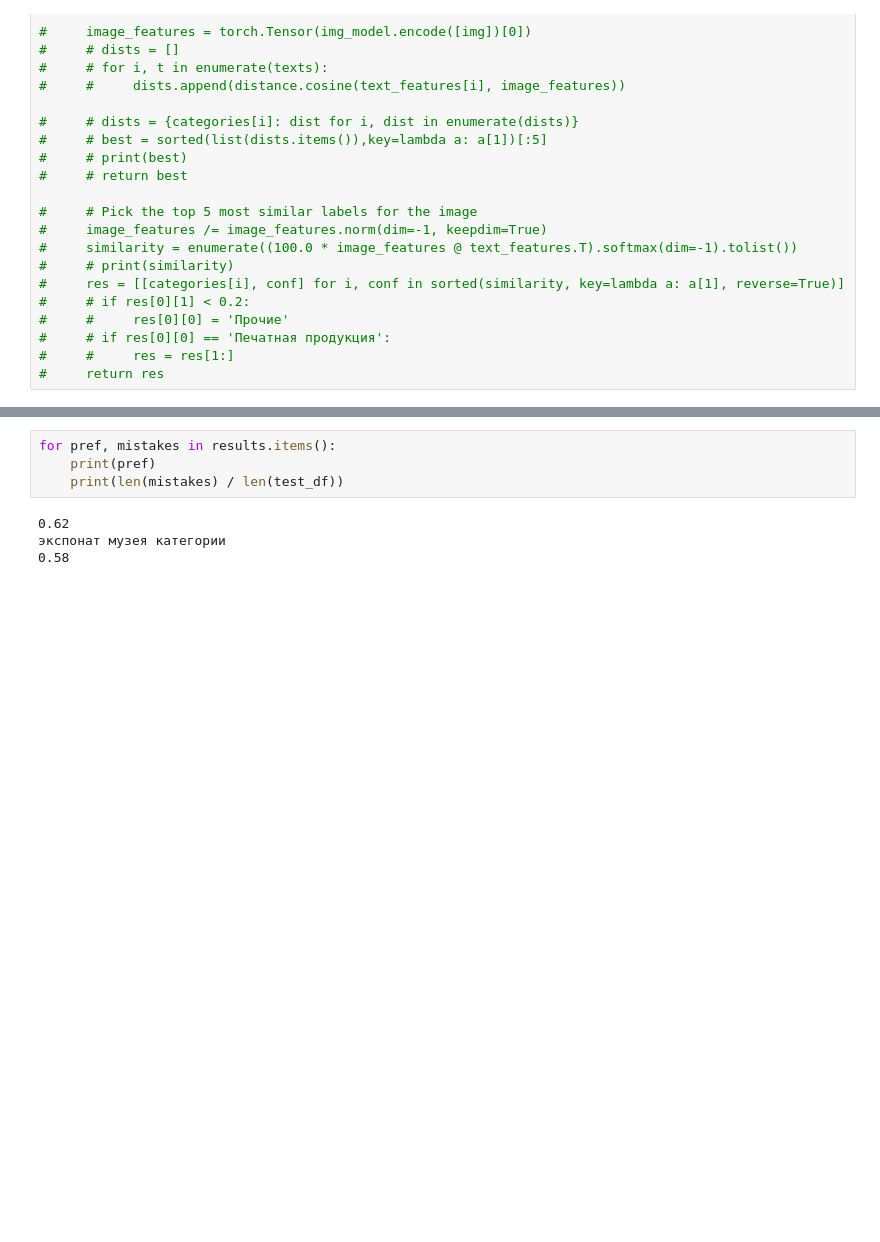
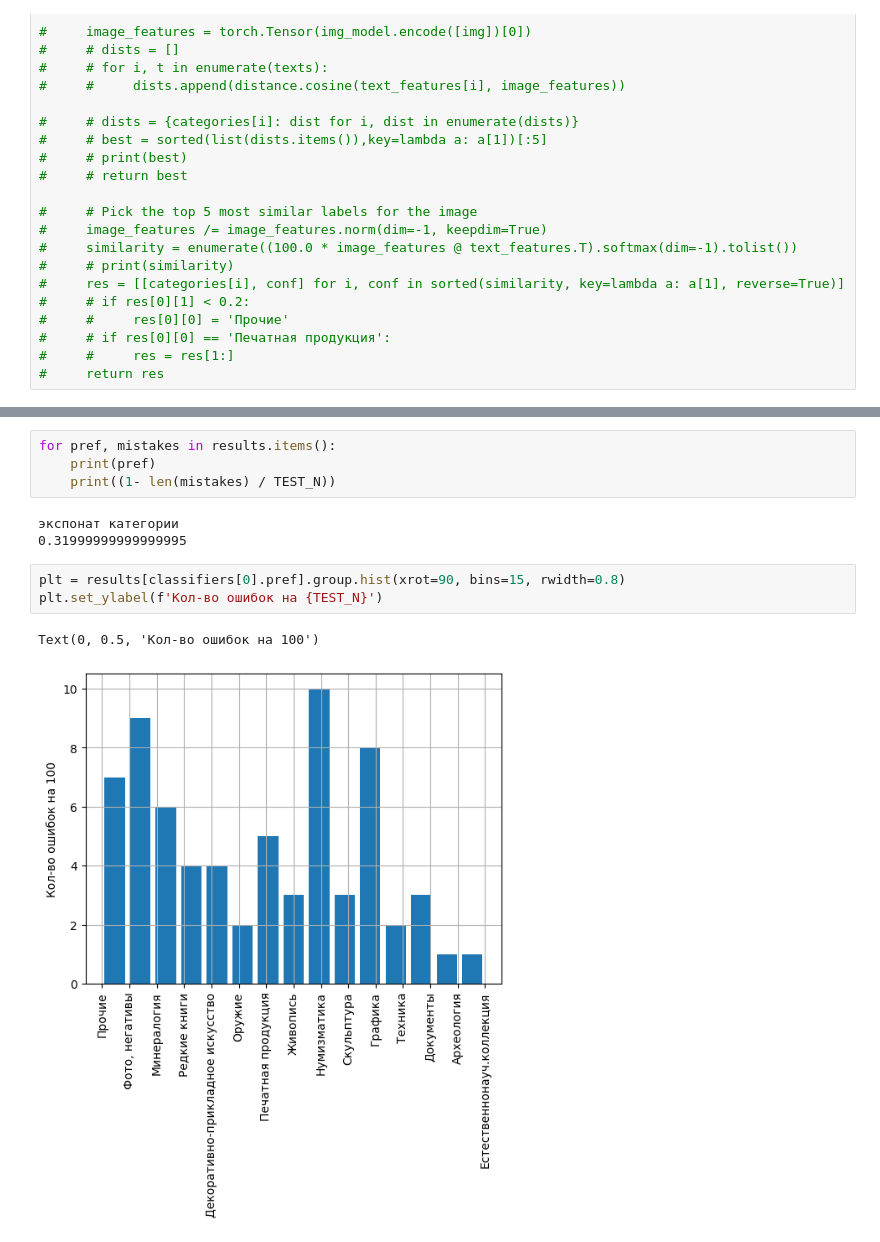
Before and after one commit to DigitalBreakthroughRusskayKrasavica3-0/image-search, a Jupyter notebook: search.ipynb, the cells around one changed output, grey strips where cells are left out. Cells and saved outputs as stored; diff of their text form; blank space fills up the shorter version.

```diff
--- a/search.ipynb
+++ b/search.ipynb
@@ -349,9 +334,14 @@ Unused or unrecognized kwargs: padding.
 # %%
 for pref, mistakes in results.items():
     print(pref)
-    print(len(mistakes) / len(test_df))
+    print((1- len(mistakes) / TEST_N))
 # %% [output]
-0.62
-экспонат музея категории
-0.58
+экспонат категории
+0.31999999999999995
+# %%
+plt = results[classifiers[0].pref].group.hist(xrot=90, bins=15, rwidth=0.8)
+plt.set_ylabel(f'Кол-во ошибок на {TEST_N}')
+# %% [output]
+Text(0, 0.5, 'Кол-во ошибок на 100')
+[figure, added]
 # %%
```
Also changed, not shown: parts of 10 cells of this notebook, 4 other files.
